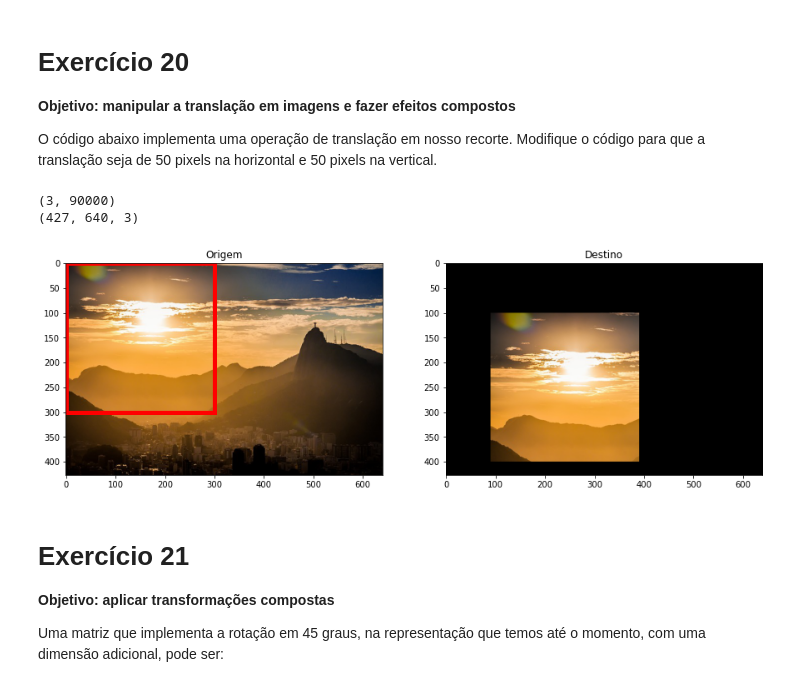
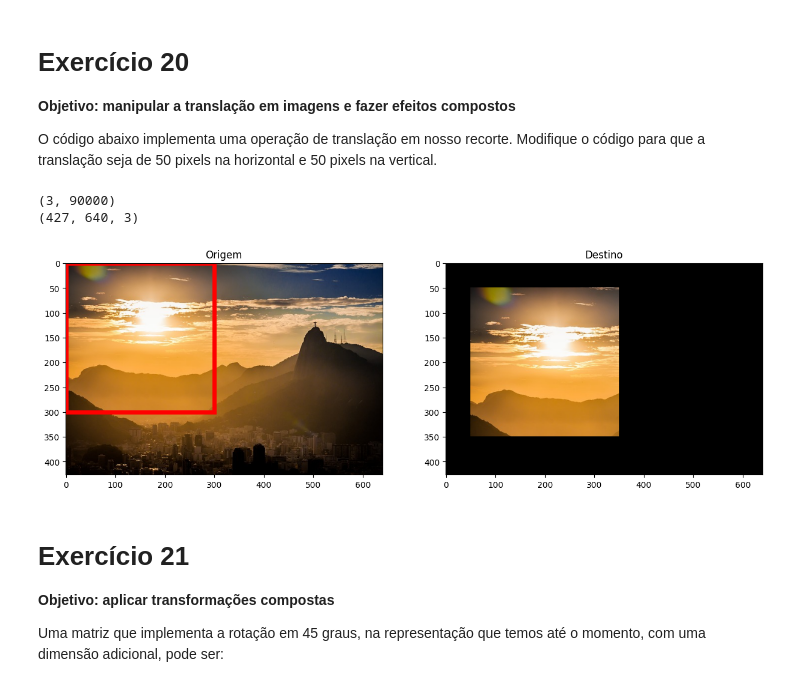
Before and after one commit to jonasbp/AlgLin24-1, a Jupyter notebook: Aula3/03-geometria_analitica.ipynb, the cells around one changed output. Saved outputs shown, nothing was run; the diff lists cells and outputs as text; code cells hidden in the pictures.

```diff
--- a/Aula3/03-geometria_analitica.ipynb
+++ b/Aula3/03-geometria_analitica.ipynb
@@ -904,35 +980,35 @@ O código abaixo implementa uma operação de translação em nosso recorte. Mod
 # %%
 image = mpimg.imread("rio_de_janeiro.jpg")
 image_ = np.zeros_like(image)
 
 X = criar_indices(0, 300, 0, 300)
 X = np.vstack ( (X, np.ones( X.shape[1]) ) )
 
-A = np.array([[1, 0, 100], [0, 1, 90], [0, 0,1]])
+A = np.array([[1, 0, 50], [0, 1, 50], [0, 0,1]])
 Xd = A @ X
 Xd = Xd.astype(int)
 X = X.astype(int)
 
 print(Xd.shape)
 
 image_[Xd[0,:], Xd[1,:], :] = image[X[0,:], X[1,:], :]
 
 print(image_.shape)
 plt.figure(figsize=(15,15))
 plt.subplot(1,2,1)
 plt.imshow(image)
 # Adiciona o retângulo indicando a área que foi recortada:
 plt.gca().add_patch(Rectangle((0,0),300,300,linewidth=5,edgecolor='r',facecolor='none'))
 
 plt.title('Origem')
 plt.subplot(1,2,2)
 plt.imshow(image_)
 plt.title('Destino')
 plt.show()
 # %% [output]
 (3, 90000)
 (427, 640, 3)
-[figure, old version]
+[figure, new version]
 # %% [markdown]
 # Exercício 21
 **Objetivo: aplicar transformações compostas**
```
Also changed, not shown: parts of 25 cells of this notebook, 5 other files.
